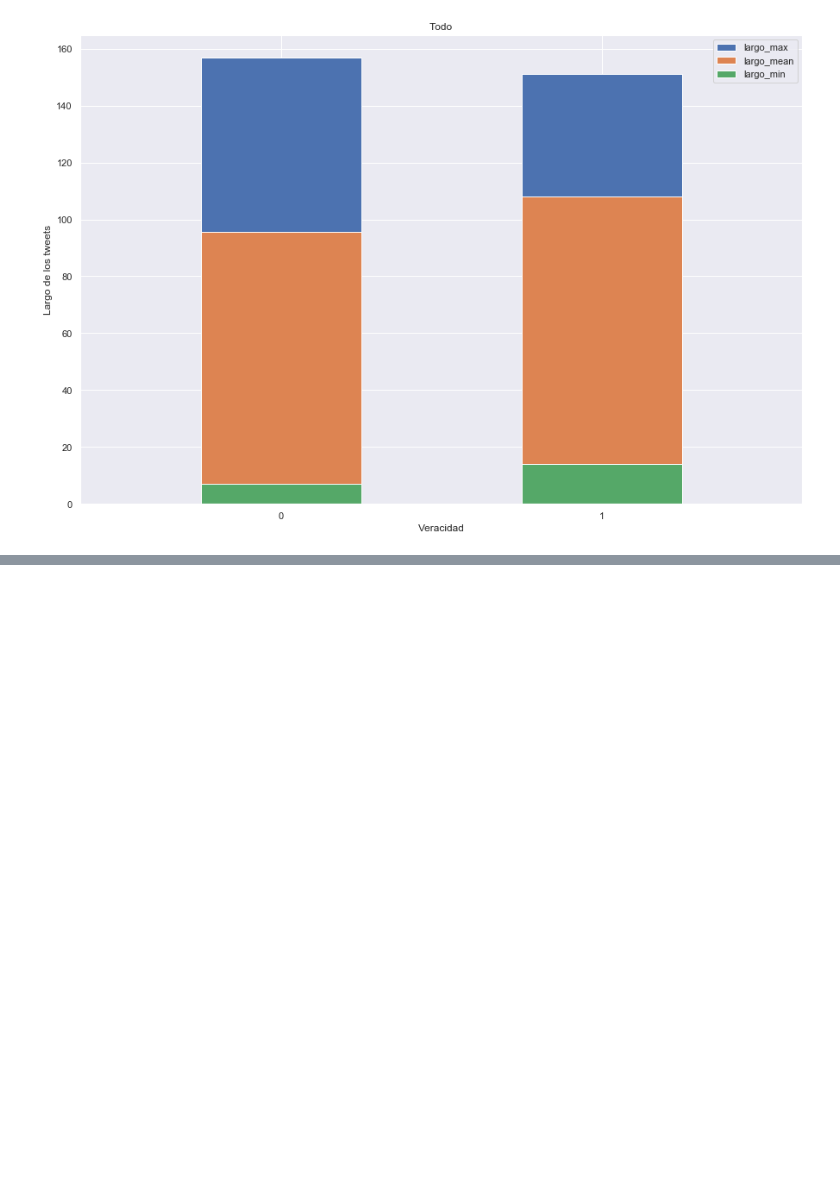
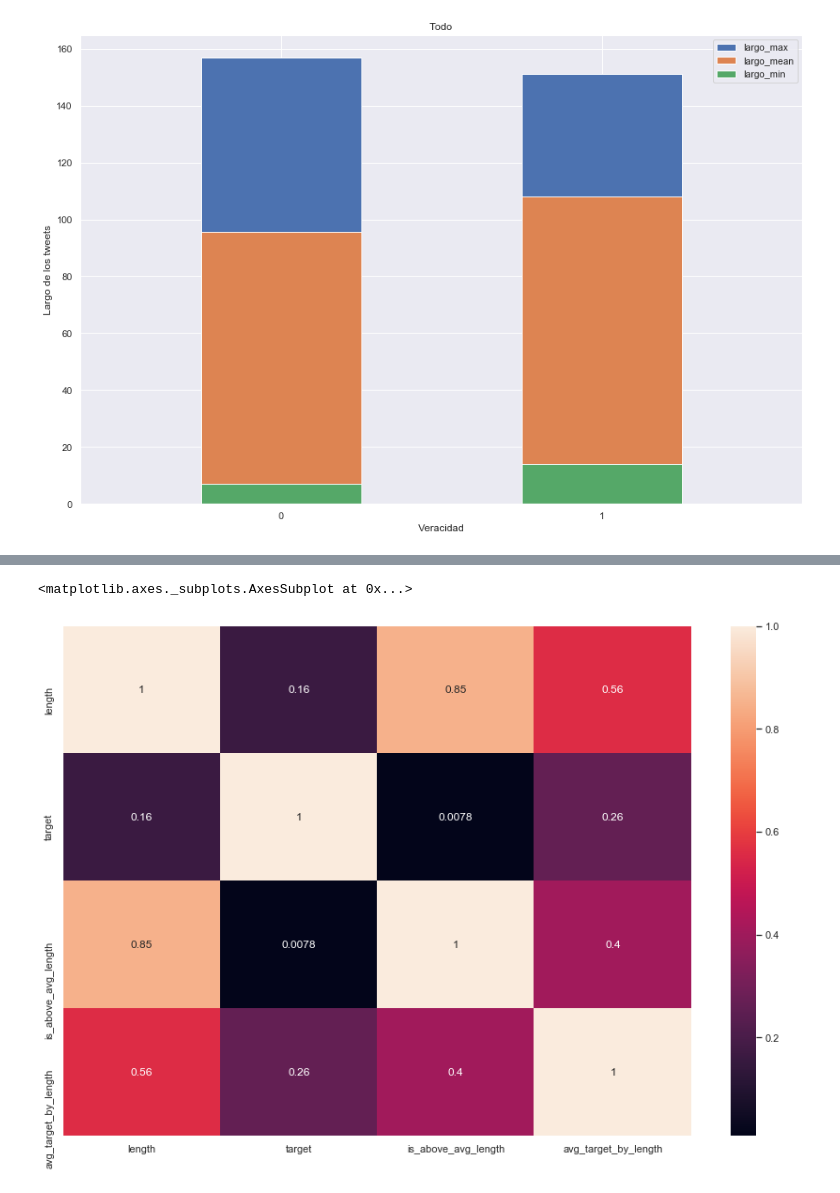
Before and after one commit to milemarchese/OrganizacionDeDatos, a Jupyter notebook: Análisis Exploratorio.ipynb, the cells around one changed output, grey strips where cells are left out. Cells and saved outputs as stored; diff of their text form; code cells hidden in the pictures; blank space fills up the shorter version.

```diff
--- a/Análisis Exploratorio.ipynb
+++ b/Análisis Exploratorio.ipynb
@@ -217,0 +251,7 @@ plt.show()
+# %%
+
+tweets_to_corr = tweets_length[['length','target','is_above_avg_length']]
+#tweets_to_corr['mean'] = tweets_length['length'].mean()
+tweets_to_corr['avg_target_by_length'] = tweets_length.groupby('length')['target'].transform('mean')
+tweets_to_corr.head(20)
+tweets_to_corr.corr(method = 'spearman')
@@ -217,0 +264,5 @@ plt.show()
+# %%
+sns.heatmap(tweets_to_corr.corr(method = 'spearman'), annot = True)
+# %% [output]
+<matplotlib.axes._subplots.AxesSubplot at 0x...>
+[figure, added]
```
Also changed, not shown: parts of 13 cells of this notebook.
